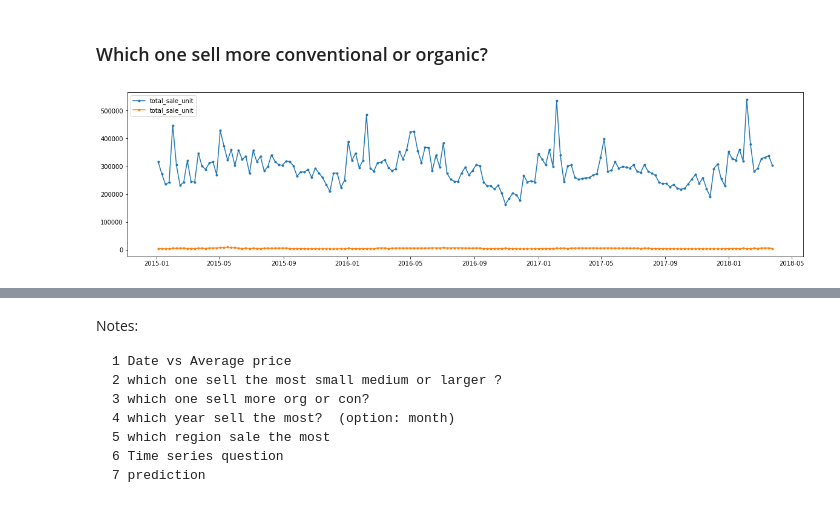
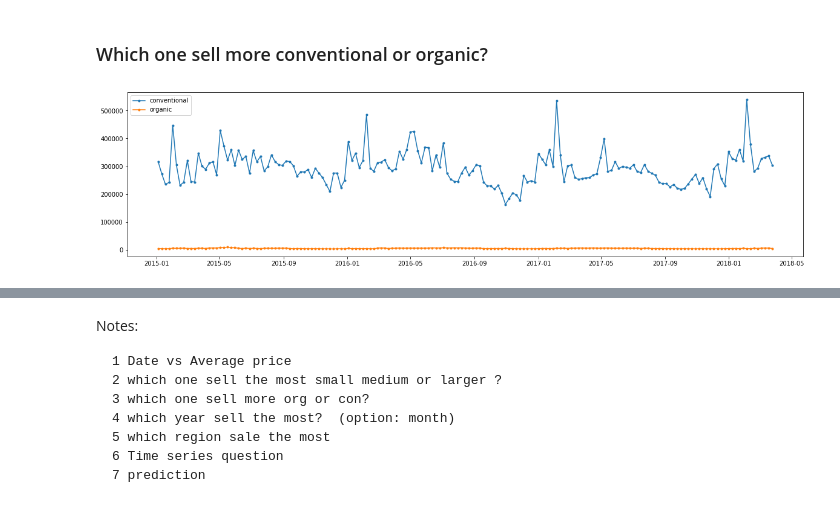
Before and after one commit to FreedomVAce/Avocado_Prices, a Jupyter notebook: Avocado_Prices.ipynb, the cells around one changed output, grey strips where cells are left out. Drawn from its saved outputs; the diff is of its cells as text; code cells hidden in the pictures.

```diff
--- a/Avocado_Prices.ipynb
+++ b/Avocado_Prices.ipynb
@@ -271,18 +271,18 @@ large = df[['Date','4770']]
 
 size = [small, medium, large]
 # %%
-def size_sale_plot(size) -> None:
+def size_sale_plot(size, name:str) -> None:
 
     type_size = size.set_index('Date')
     type_size = type_size.groupby(by = "Date").median()
     type_size.index = pd.to_datetime(type_size.index)
     plt.gca()
-    plt.plot(type_size, marker='.', label = size.columns[1])
+    plt.plot(type_size, marker='.', label = name)
     plt.legend()
 # %%
 plt.figure(figsize = (20,5))
 for i in size:
-    size_sale_plot(i)
+    size_sale_plot(i,i.columns[1])
 # %% [output]
 [figure]
 # %% [markdown]
@@ -294,7 +294,9 @@ organic_unit = df.loc[df['type'] == 'organic',['Date','total_sale_unit']]
 unit = [conventional_unit,organic_unit]
 # %%
 plt.figure(figsize = (20,5))
+num = 0
 for i in unit:
-    size_sale_plot(i)
+    size_sale_plot(i,df['type'].unique()[num])
+    num = num + 1
 # %% [output]
-[figure, old version]
+[figure, new version]
```
Also changed, not shown: parts of 13 cells of this notebook.
